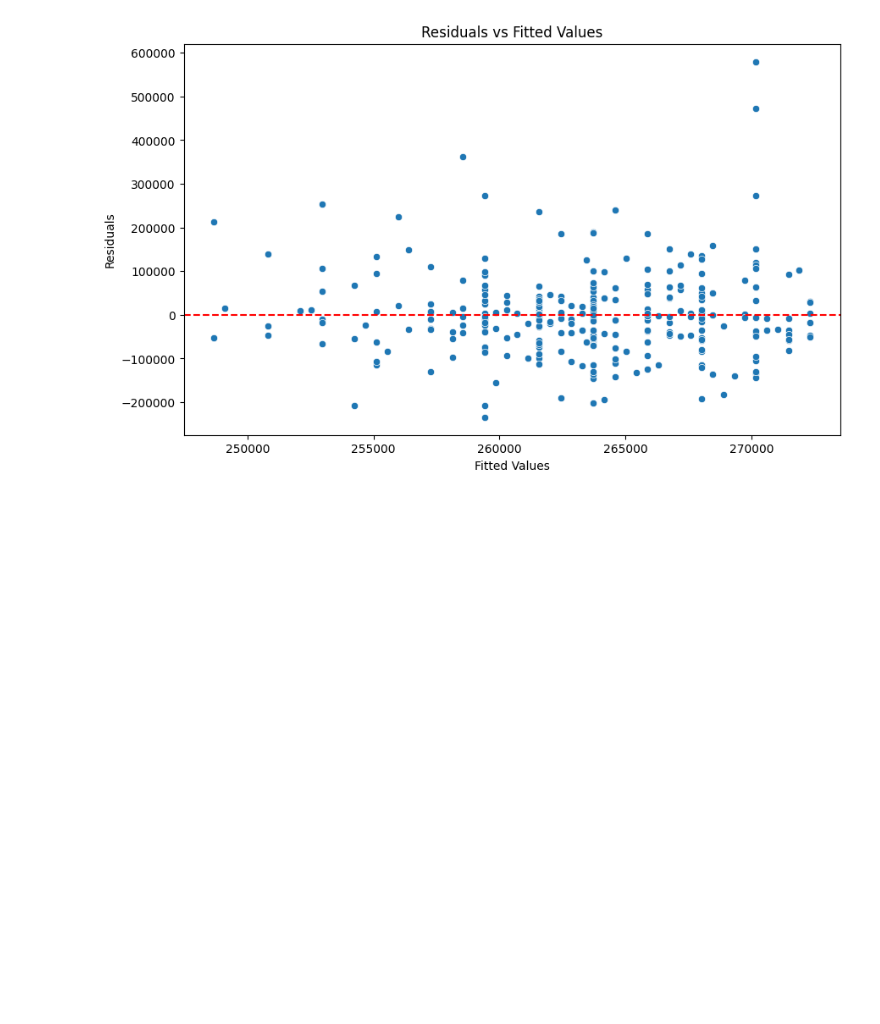
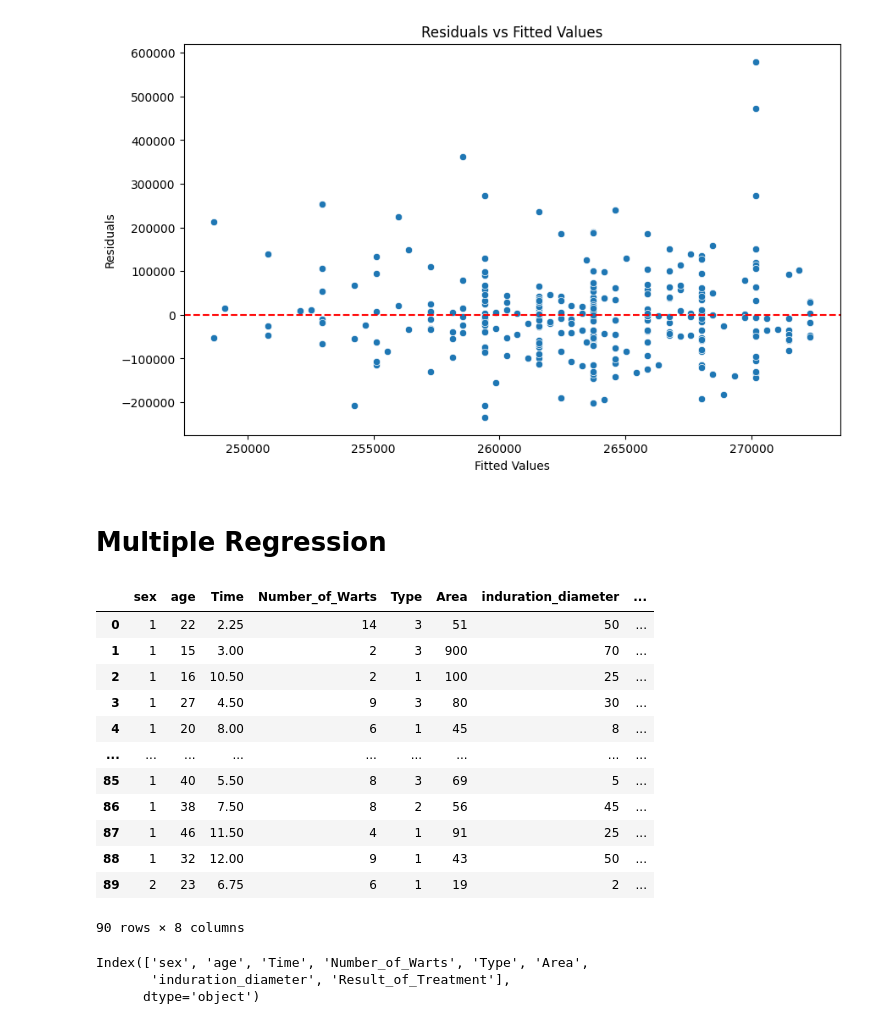
Before and after one commit to alexandra-hidalgo/datasci_6_regression, a Jupyter notebook: Regression.ipynb, the cells around one changed output. Saved outputs shown, nothing was run; the diff lists cells and outputs as text; code cells hidden in the pictures; blank space fills up the shorter version.

```diff
--- a/Regression.ipynb
+++ b/Regression.ipynb
@@ -162,3 +166,28 @@ plt.title('Residuals vs Fitted Values')
 plt.show()
 # %% [output]
 [figure]
+# %% [markdown]
+# Multiple Regression
+# %%
+Immunotherapy = pd.read_excel('Immunotherapy.xlsx')
+Immunotherapy
+# %% [output]
+|  | sex | age | Time | Number_of_Warts | Type | Area | induration_diameter | ... |
+| 0 | 1 | 22 | 2.25 | 14 | 3 | 51 | 50 | ... |
+| 1 | 1 | 15 | 3.00 | 2 | 3 | 900 | 70 | ... |
+| 2 | 1 | 16 | 10.50 | 2 | 1 | 100 | 25 | ... |
+| 3 | 1 | 27 | 4.50 | 9 | 3 | 80 | 30 | ... |
+| 4 | 1 | 20 | 8.00 | 6 | 1 | 45 | 8 | ... |
+| ... | ... | ... | ... | ... | ... | ... | ... | ... |
+| 85 | 1 | 40 | 5.50 | 8 | 3 | 69 | 5 | ... |
+| 86 | 1 | 38 | 7.50 | 8 | 2 | 56 | 45 | ... |
+| 87 | 1 | 46 | 11.50 | 4 | 1 | 91 | 25 | ... |
+| 88 | 1 | 32 | 12.00 | 9 | 1 | 43 | 50 | ... |
+| 89 | 2 | 23 | 6.75 | 6 | 1 | 19 | 2 | ... |
+90 rows × 8 columns
+# %%
+Immunotherapy.columns
+# %% [output]
+Index(['sex', 'age', 'Time', 'Number_of_Warts', 'Type', 'Area',
+       'induration_diameter', 'Result_of_Treatment'],
+      dtype='object')
```
Also changed, not shown: parts of 20 cells of this notebook.
